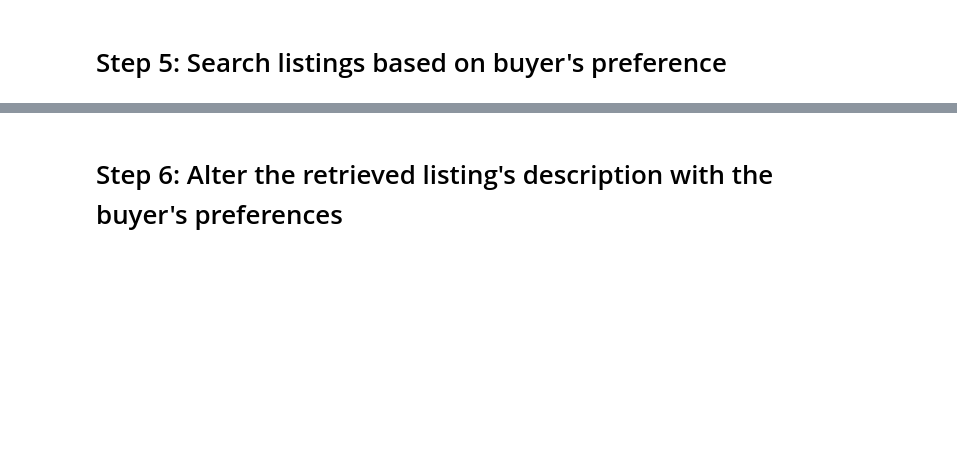
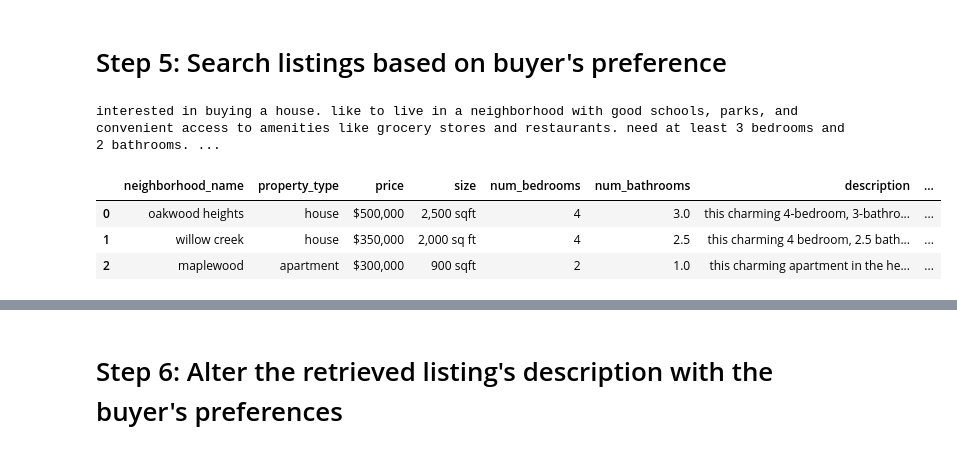
Before and after one commit to wcy41gtc/llm-personalized-real-estate-agent, a Jupyter notebook: AI-real-estate-agent.ipynb, the cells around one changed output, grey strips where cells are left out. Drawn from its saved outputs; the diff is of its cells as text; code cells hidden in the pictures; blank space fills up the shorter version.

Commit message:
test search listings based on buyer's preference

```diff
--- a/AI-real-estate-agent.ipynb
+++ b/AI-real-estate-agent.ipynb
@@ -306,2 +308,13 @@ for i in range(num_of_samples):
 # %% [markdown]
 # Step 5: Search listings based on buyer's preference
+# %%
+# test a average buyer
+print(buyer_preference_df.iloc[0]['cleaned_buyer_preference'])
+query = buyer_preference_df.iloc[0]['embeddings']
+table.search(query).limit(3).to_pandas()
+# %% [output]
+interested in buying a house. like to live in a neighborhood with good schools, parks, and convenient access to amenities like grocery stores and restaurants. need at least 3 bedrooms and 2 bathrooms. ...
+|  | neighborhood_name | property_type | price | size | num_bedrooms | num_bathrooms | description | ... |
+| 0 | oakwood heights | house | $500,000 | 2,500 sqft | 4 | 3.0 | this charming 4-bedroom, 3-bathro... | ... |
+| 1 | willow creek | house | $350,000 | 2,000 sq ft | 4 | 2.5 | this charming 4 bedroom, 2.5 bath... | ... |
+| 2 | maplewood | apartment | $300,000 | 900 sqft | 2 | 1.0 | this charming apartment in the he... | ... |
```
Also changed, not shown: parts of 2 cells of this notebook, 1 other file.
